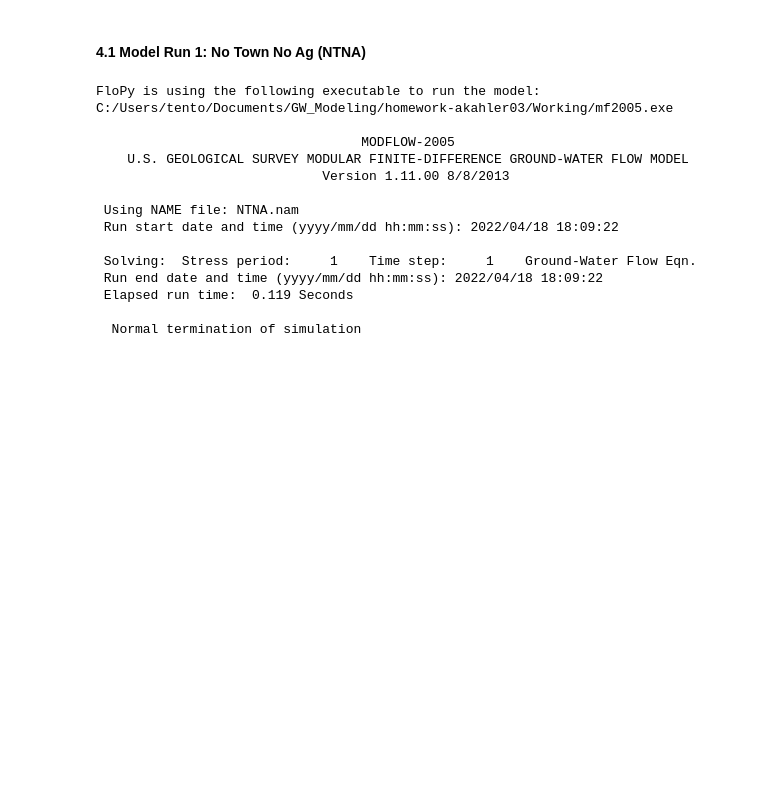
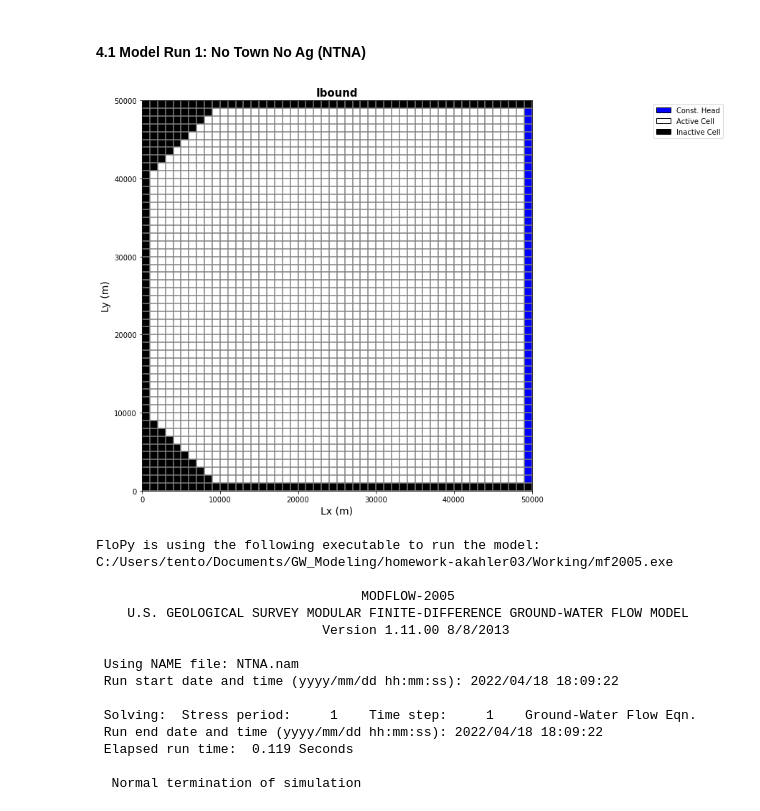
Before and after one commit to GW-modelling-Spring2022/homework-akahler03, a Jupyter notebook: Working/HW12_WatershedModel/HW12_restart_HW10.ipynb, the cells around one changed output. Saved outputs shown, nothing was run; the diff lists cells and outputs as text; code cells hidden in the pictures; blank space fills up the shorter version.

Commit message:
clunky bedrock

```diff
--- a/Working/HW12_WatershedModel/HW12_restart_HW10.ipynb
+++ b/Working/HW12_WatershedModel/HW12_restart_HW10.ipynb
@@ -125,6 +125,105 @@ h_right = 70
 ## 4. Setup and run MODFLOW for three scenarios
 # %% [markdown]
 #### 4.1 Model Run 1: No Town No Ag (NTNA)
+# %%
+#TESTING A BLOCK FROM THE NEXT CELL
+
+#Initialize the model
+modelname1 = "NTNA"    #No Town No Ag = steady state with no pumping from town well
+m1 = flopy.modflow.Modflow(modelname1, exe_name = moddir)
+
+## Make some changes to the parameters
+#nlay_3lay=3  #two layers instead of 1
+botm = np.zeros((nlay,nrow,ncol)) # initialize array of zeros for bottom elevation for each model cell (dim: nlay,nrow,ncol)
+botm[0,:,:] = 45   # bottom elevation of top layer (0) is 45 m
+botm[1,:,:] = 40   # bottom elevation of middle layer (1) is 40 m
+
+## Make arrays for the K values
+Kz = np.zeros((nlay,nrow,ncol))     # define an array of zeros the size of the model grid (nlay, nrow, ncol)
+Kz[:,:,:] = K_xyz                   # assign the original value to the entire array
+Kz[1,20:-1,:] = K_mid_z             # assign middle layer Kz in right half of domain
+
+Kh = np.zeros((nlay,nrow,ncol))     # define an array of zeros the size of the model grid (nlay, nrow, ncol)
+Kh[:,:,:] = K_xyz                  # assign the original value to the entire array
+
+#Create dis object
+dis = flopy.modflow.ModflowDis(model=m1, nlay=nlay, nrow=nrow, ncol=ncol,
+                               delr=dx, delc=dy, top=ztop, botm=botm,
+                               itmuni = 4, lenuni = 2,
+                               nper=nper, steady=steady)
+
+
+# Boundary and initial conditions - bas
+#Define cell activity (IBOUND)
+#ibound = np.ones((nlay, nrow, ncol), dtype=np.int32) #integer array of dim (z,y,x), makes all cells active
+#ibound[:,:,0] = -1          #replace leftmost column (all zs, all ys, first x) with -1 to indicate constant head
+#ibound[:,:,49] = -1          #replace rightmost column (all zs, all ys, first x) with -1 to indicate constant head
+ibound = np.ones((nlay, nrow, ncol), dtype=np.int32)
+ibound[:, :, -1] = -1   #right boundary of constant head
+ibound[:,:,0] = 0       #left boundary of no flow
+ibound[:,0,:] = 0       #top boundary of no flow
+ibound[:,-1,:] = 0      #bottom boundary of no flow
+
+#Bedrock Top Layer
+ibound[:,0:3,0:3] = 0  #top no flow
+ibound[:,0:3,3] = 0
+ibound[:,0:2,4] = 0
+ibound[:,0:1,5] = 0
+ibound[:,3,0:3] = 0
+ibound[:,4,0:2] = 0
+
+#Bedrock Middle Layer
+ibound[1,0:4,0:4] = 0  #middle no flow
+ibound[1,0:4,4] = 0
+ibound[1,0:3,5] = 0
+ibound[1,0:2,6] = 0
+ibound[1,0:1,7] = 0
+ibound[1,4,0:4] = 0
+ibound[1,5,0:3] = 0
+ibound[1,6,0:2] = 0
+
+#Bedrock Bottom Layer
+#upper left
+ibound[2,0:5,0:5] = 0  #bottom no flow
+ibound[2,0:5,5] = 0
+ibound[2,0:4,6] = 0
+ibound[2,0:3,7] = 0
+ibound[2,0:2,8] = 0
+ibound[2,5,0:5] = 0
+ibound[2,6,0:4] = 0
+ibound[2,7,0:3] = 0
+ibound[2,8,0:2] = 0
+#lower left
+for i in range(0,10):
+    ibound[2, 40+i, 0:1+i]=0
+
+
+
+#setup initial heads as 1 everywhere except on the boundaries
+H_init = np.ones((nlay, nrow, ncol), dtype=np.float32)  #float array (i.e. decimal), sets all heads to 1.0
+H_init[:, :, :] = h_right    #initialize the entire domain to the right head value
+#H_init[:, :, 0] = h_left    #replace first (left) col with desired head value
+bas = flopy.modflow.ModflowBas(m1, ibound=ibound, strt=H_init)
+
+#Model Map
+#plot grid and ibound
+plt.figure(figsize = (10,10))
+modelmap = flopy.plot.PlotMapView(model=m1, layer=2)
+grid = modelmap.plot_grid()
+ib = modelmap.plot_ibound()
+#add labels and legend
+plt.xlabel('Lx (m)',fontsize = 14)
+plt.ylabel('Ly (m)',fontsize = 14)
+plt.title('Ibound', fontsize = 15, fontweight = 'bold')
+#plt.rcParams["figure.figsize"] = (20,3)
+
+plt.legend(handles=[mp.patches.Patch(color='blue',label='Const. Head',ec='black'),
+                   mp.patches.Patch(color='white',label='Active Cell',ec='black'),
+                   mp.patches.Patch(color='black',label='Inactive Cell',ec='black')],
+                   bbox_to_anchor=(1.5,1.0))
+plt.show(modelmap)
+# %% [output]
+[figure, added]
 # %%
 #Initialize the model
 modelname1 = "NTNA"    #No Town No Ag = steady state with no pumping from town well
```
Also changed, not shown: parts of 2 cells of this notebook.
